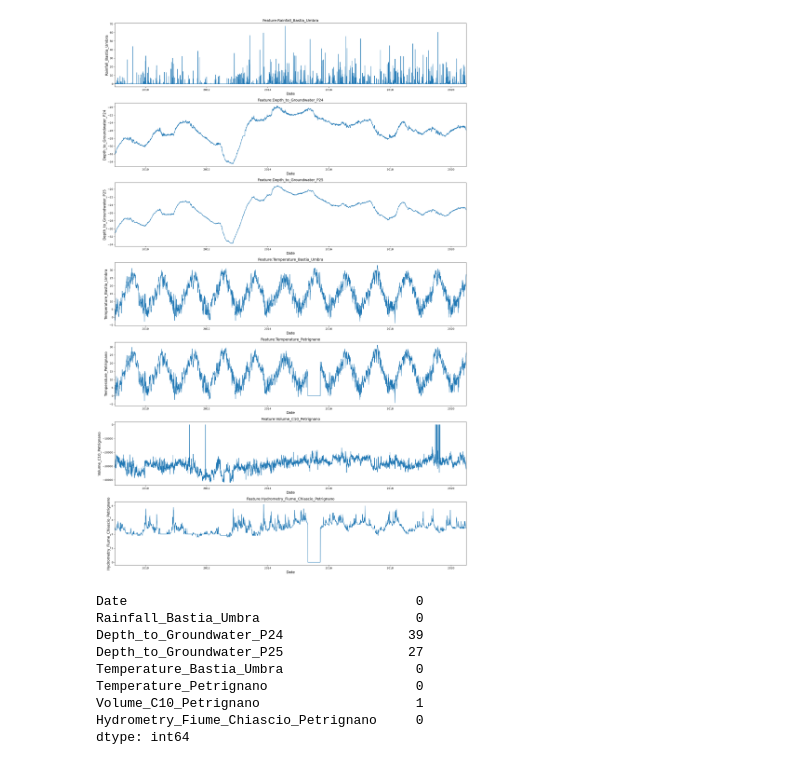
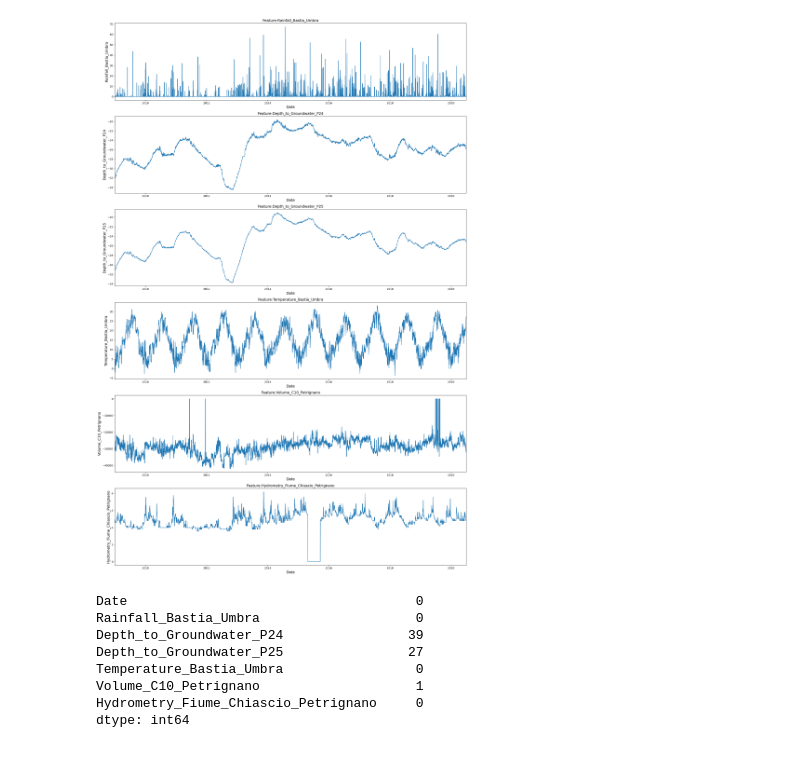
Before and after one commit to ZhouXiinlei/ml_WaterAnalytics, a Jupyter notebook: Aquifer_Petrignano_Process.ipynb, the cells around one changed output. Saved outputs shown, nothing was run; the diff lists cells and outputs as text; code cells hidden in the pictures.

```diff
--- a/Aquifer_Petrignano_Process.ipynb
+++ b/Aquifer_Petrignano_Process.ipynb
@@ -43,22 +43,25 @@ df1.head()
 | 2 | 2009-01-03 | 0.0 | -31.97 | -31.07 | 4.4 | ... |
 | 3 | 2009-01-04 | 0.0 | -31.91 | -31.05 | 0.8 | ... |
 | 4 | 2009-01-05 | 0.0 | -31.94 | -31.01 | -1.9 | ... |
+# %%
+#去掉没有用的
+df1=df1.drop(['Temperature_Petrignano'], axis=1)
 # %%
-#出去日期有七列数据
-f,ax = plt.subplots(nrows=7,ncols=1,figsize=(20,30))
+#出去日期有六列数据
+f,ax = plt.subplots(nrows=6,ncols=1,figsize=(20,30))
 
 #以列取修改后的数据，删去日期列作为x，其他数据作为y,并且对其中缺失的数据用前一个数据进行填充
 for i,column in enumerate(df1.drop('Date',axis=1).columns):
     sns.lineplot(x=df1['Date'],y=df1[column].fillna(method='ffill'),ax=ax[i])
     ax[i].set_title('Feature:{}'.format(column),fontsize=14)
     ax[i].set_ylabel(ylabel=column,fontsize=14)
     ax[i].set_xlabel(xlabel='Date',fontsize=14)
 
     ax[i].set_xlim([date(2009, 1, 1), date(2020, 6, 30)])
 
 plt.tight_layout()
 # %% [output]
-[figure, old version]
+[figure, new version]
 # %%
 #统计缺失值的数量
 df1.isnull().sum()
@@ -68,7 +71,6 @@ Rainfall_Bastia_Umbra                    0
 Depth_to_Groundwater_P24                39
 Depth_to_Groundwater_P25                27
 Temperature_Bastia_Umbra                 0
-Temperature_Petrignano                   0
 Volume_C10_Petrignano                    1
 Hydrometry_Fiume_Chiascio_Petrignano     0
 dtype: int64
```
Also changed, not shown: parts of 6 cells of this notebook, 1 other file.
